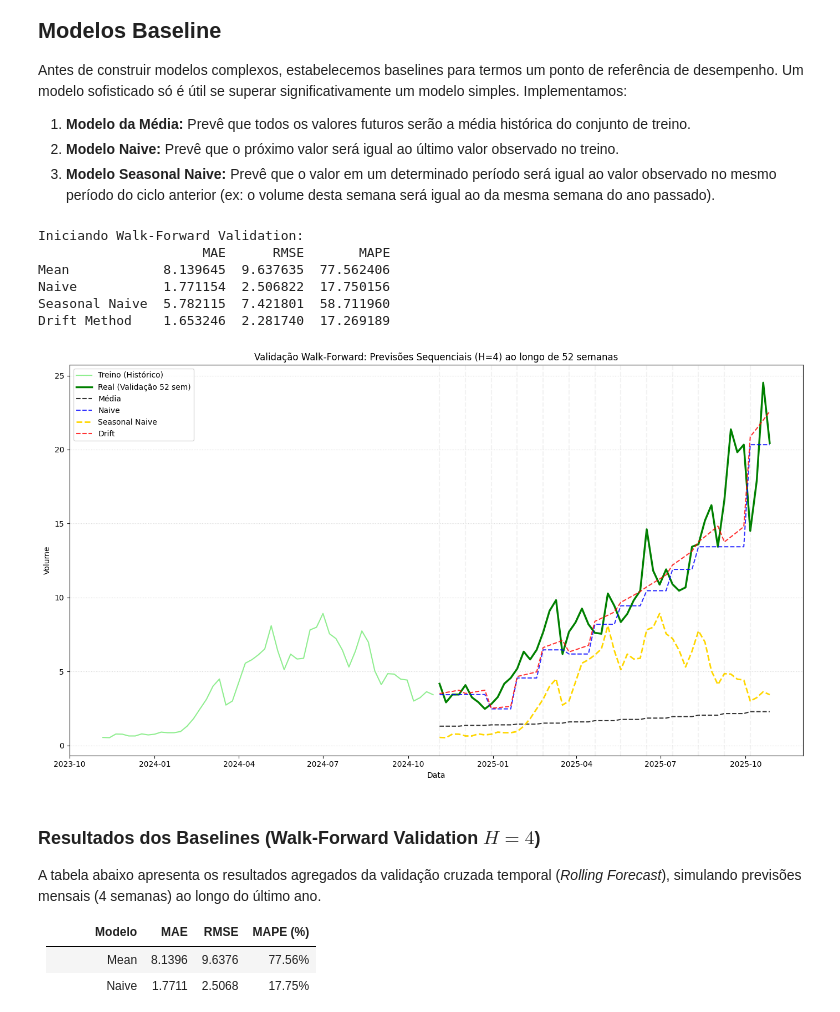
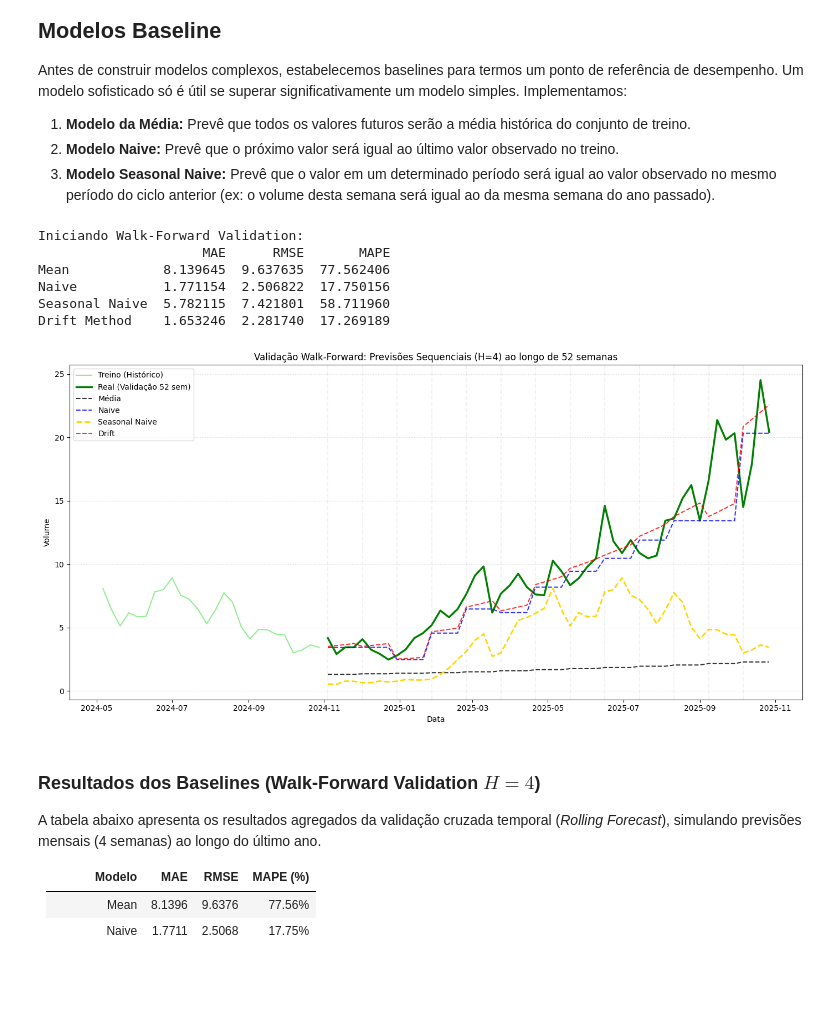
Before and after one commit to Vinasque/series_temporais, a Jupyter notebook: trabalho_a2.ipynb, the cells around one changed output. Cells and saved outputs as stored; diff of their text form; code cells hidden in the pictures; blank space fills up the shorter version.

```diff
--- a/trabalho_a2.ipynb
+++ b/trabalho_a2.ipynb
@@ -447,41 +447,41 @@ results_df = pd.DataFrame(results).T
 print(results_df)
 
 # Plotagem
-plt.figure(figsize=(14, 8))
+plt.figure(figsize=(14, 7))
 
-# Plotar o final do Treino e o Teste
-context_window = 52
+# Plotar o final do Treino (meio ano) e o Teste
+context_window = 26
 train_plot_idx = df.iloc[:start_validation_idx].index[-context_window:]
 train_plot_val = df.iloc[:start_validation_idx]['volume'].values[-context_window:]
 
 plt.plot(train_plot_idx, train_plot_val, label='Treino (Histórico)', color='lightgreen')
 plt.plot(all_test_dates, y_test_full, label='Real (Validação 52 sem)', color='green', linewidth=2.5)
 
 # Plotar as Previsões (Concatenadas)
 plt.plot(all_test_dates, all_preds['Mean'], label='Média', linestyle='--', color='black', alpha=0.8)
 plt.plot(all_test_dates, all_preds['Naive'], label='Naive', linestyle='--', color='blue', alpha=0.8)
 plt.plot(all_test_dates, all_preds['Seasonal Naive'], label='Seasonal Naive', linestyle='--', color='gold', linewidth=2)
 plt.plot(all_test_dates, all_preds['Drift Method'], label='Drift', linestyle='--', color='red', alpha=0.8)
 
 plt.title(f'Validação Walk-Forward: Previsões Sequenciais (H={H}) ao longo de {VALIDATION_SIZE} semanas')
 plt.xlabel('Data')
 plt.ylabel('Volume')
 plt.legend()
 plt.grid(axis='y', linestyle=':', alpha=0.5)
 
 for i in range(0, VALIDATION_SIZE, H):
     plt.axvline(x=all_test_dates[i], color='gray', linestyle='--', alpha=0.1)
 
 plt.tight_layout()
 plt.show()
 # %% [output]
 Iniciando Walk-Forward Validation:
                      MAE      RMSE       MAPE
 Mean            8.139645  9.637635  77.562406
 Naive           1.771154  2.506822  17.750156
 Seasonal Naive  5.782115  7.421801  58.711960
 Drift Method    1.653246  2.281740  17.269189
-[figure, old version]
+[figure, new version]
 # %% [markdown]
 ### **Resultados dos Baselines (Walk-Forward Validation $H=4$)**
 
```
Also changed, not shown: parts of 21 cells of this notebook.
